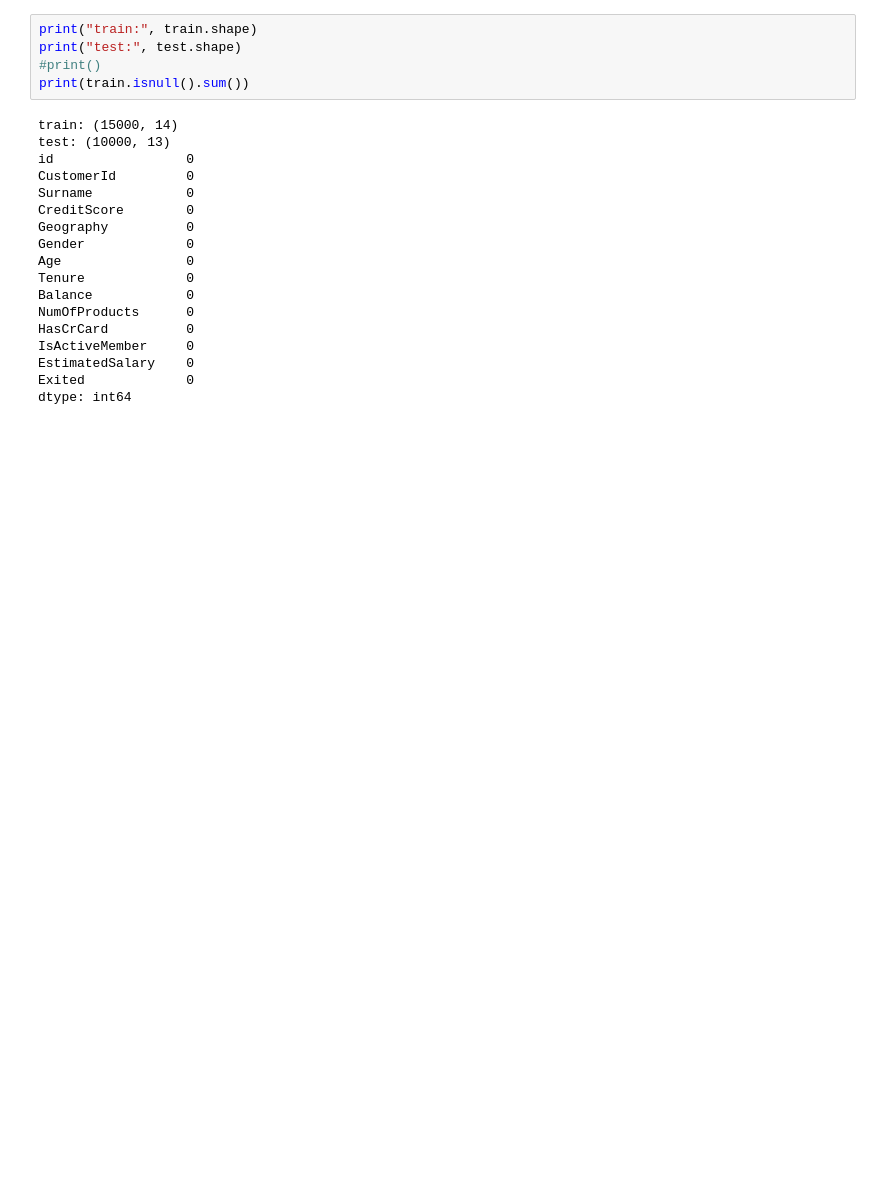
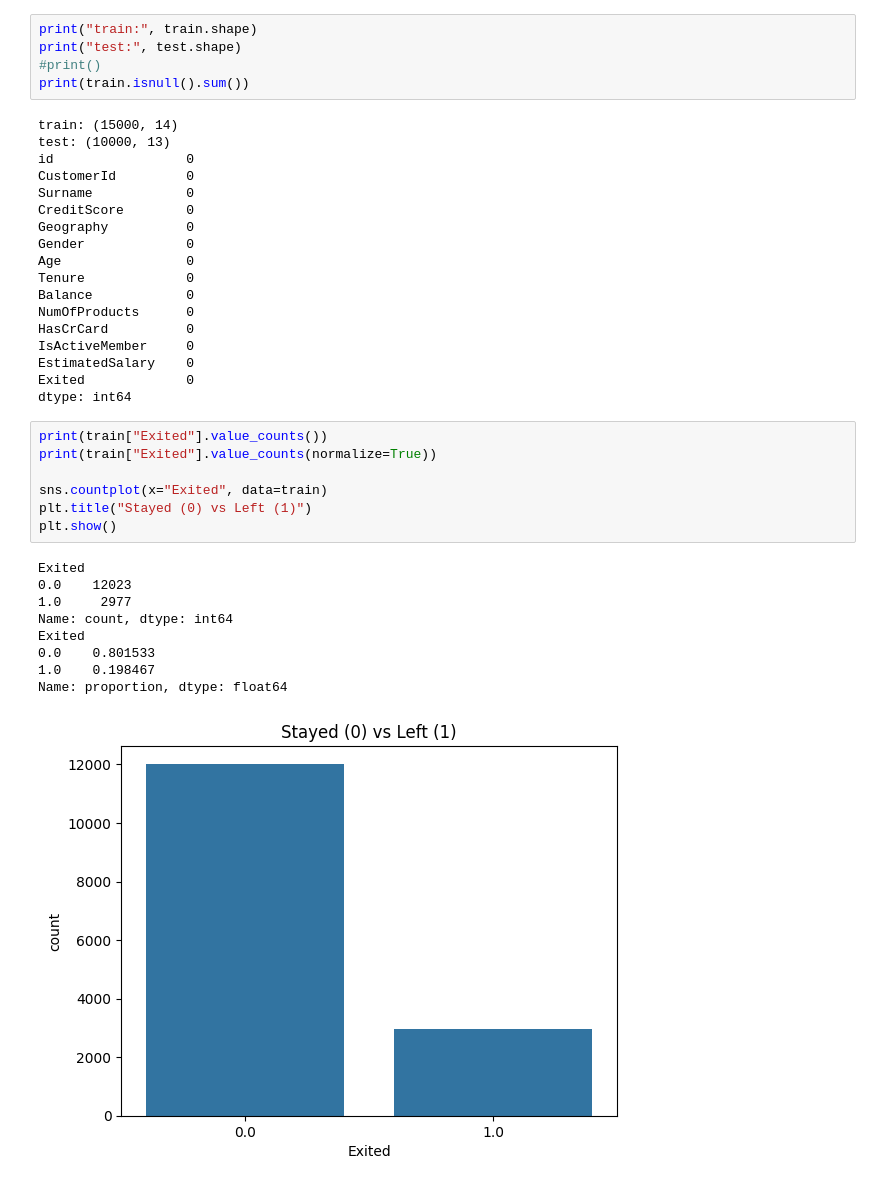
Before and after one commit to Talibdev27/bank-churn-prediction, a Jupyter notebook: churn.ipynb, the cells around one changed output. Cells and saved outputs as stored; diff of their text form; blank space fills up the shorter version.

```diff
--- a/churn.ipynb
+++ b/churn.ipynb
@@ -55,3 +55,20 @@ IsActiveMember     0
 EstimatedSalary    0
 Exited             0
 dtype: int64
+# %%
+print(train["Exited"].value_counts())
+print(train["Exited"].value_counts(normalize=True))
+
+sns.countplot(x="Exited", data=train)
+plt.title("Stayed (0) vs Left (1)")
+plt.show()
+# %% [output]
+Exited
+0.0    12023
+1.0     2977
+Name: count, dtype: int64
+Exited
+0.0    0.801533
+1.0    0.198467
+Name: proportion, dtype: float64
+[figure, added]
```
Also changed, not shown: parts of 8 cells of this notebook.
